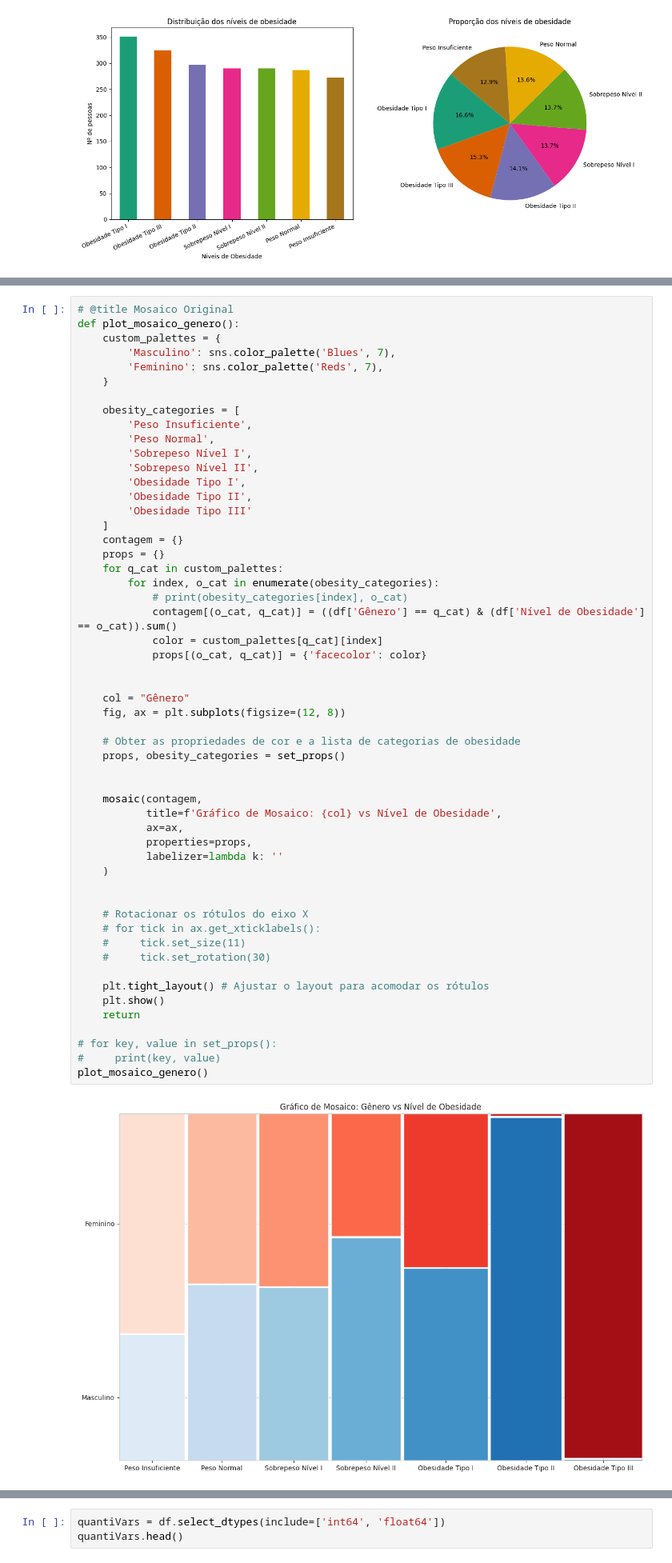
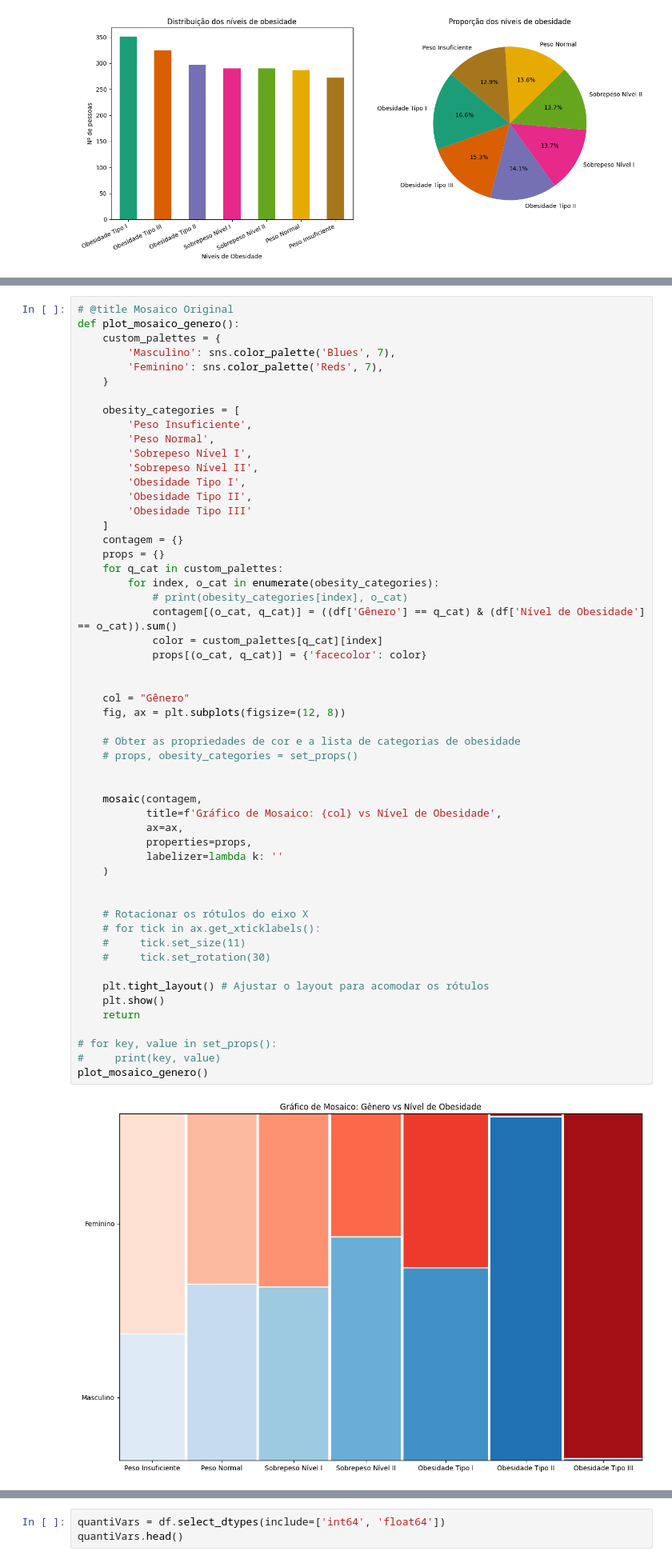
Before and after one commit to CarlosENMorais/cd, a Jupyter notebook: notebooks/Data_Science_Obesity.ipynb, the cells around one changed output, grey strips where cells are left out. Shown at 80% size. Cells and saved outputs as stored; diff of their text form.

```diff
--- a/notebooks/Data_Science_Obesity.ipynb
+++ b/notebooks/Data_Science_Obesity.ipynb
@@ -654,32 +668,32 @@ def plot_mosaico_genero():
             props[(o_cat, q_cat)] = {'facecolor': color}
 
 
     col = "Gênero"
     fig, ax = plt.subplots(figsize=(12, 8))
 
     # Obter as propriedades de cor e a lista de categorias de obesidade
-    props, obesity_categories = set_props()
+    # props, obesity_categories = set_props()
 
 
     mosaic(contagem,
            title=f'Gráfico de Mosaico: {col} vs Nível de Obesidade',
            ax=ax,
            properties=props,
            labelizer=lambda k: ''
     )
 
 
     # Rotacionar os rótulos do eixo X
     # for tick in ax.get_xticklabels():
     #     tick.set_size(11)
     #     tick.set_rotation(30)
 
     plt.tight_layout() # Ajustar o layout para acomodar os rótulos
     plt.show()
     return
 
 # for key, value in set_props():
 #     print(key, value)
 plot_mosaico_genero()
 # %% [output]
-[figure, old version]
+[figure, new version]
```
Also changed, not shown: parts of 26 cells of this notebook, 1 other file.
